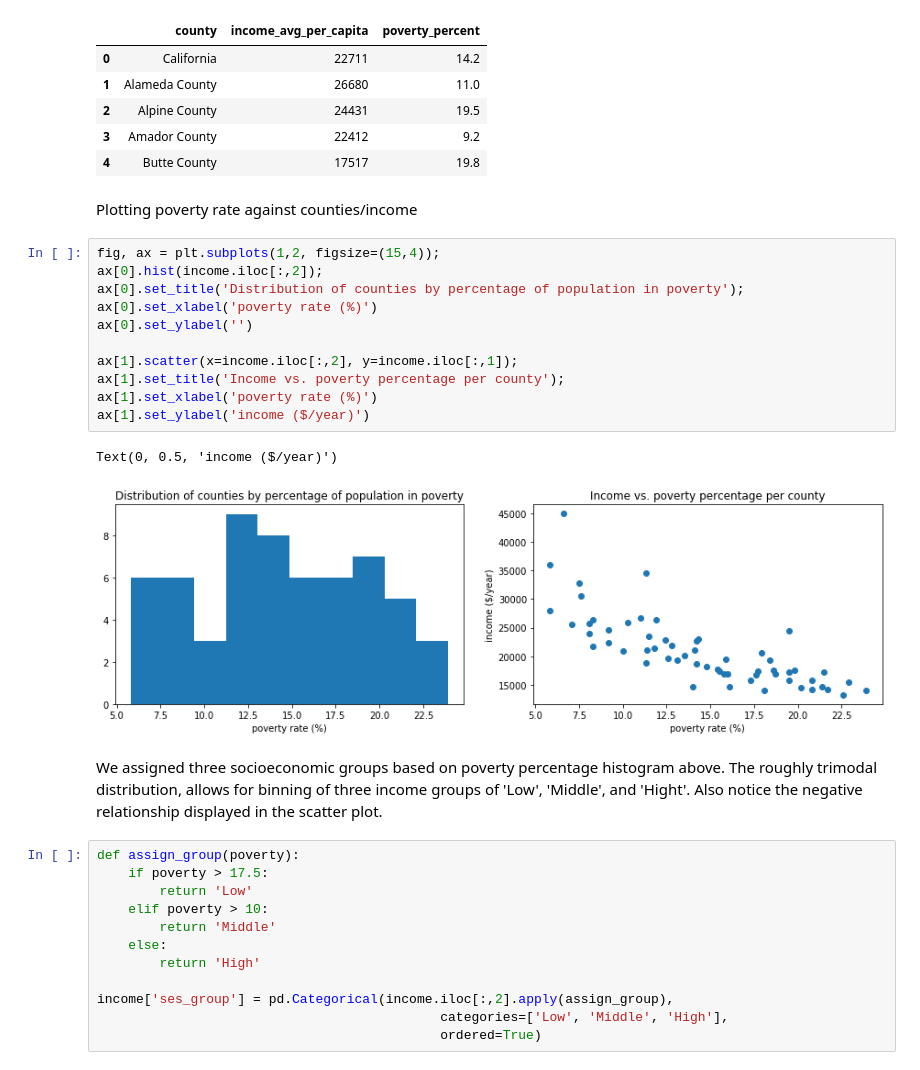
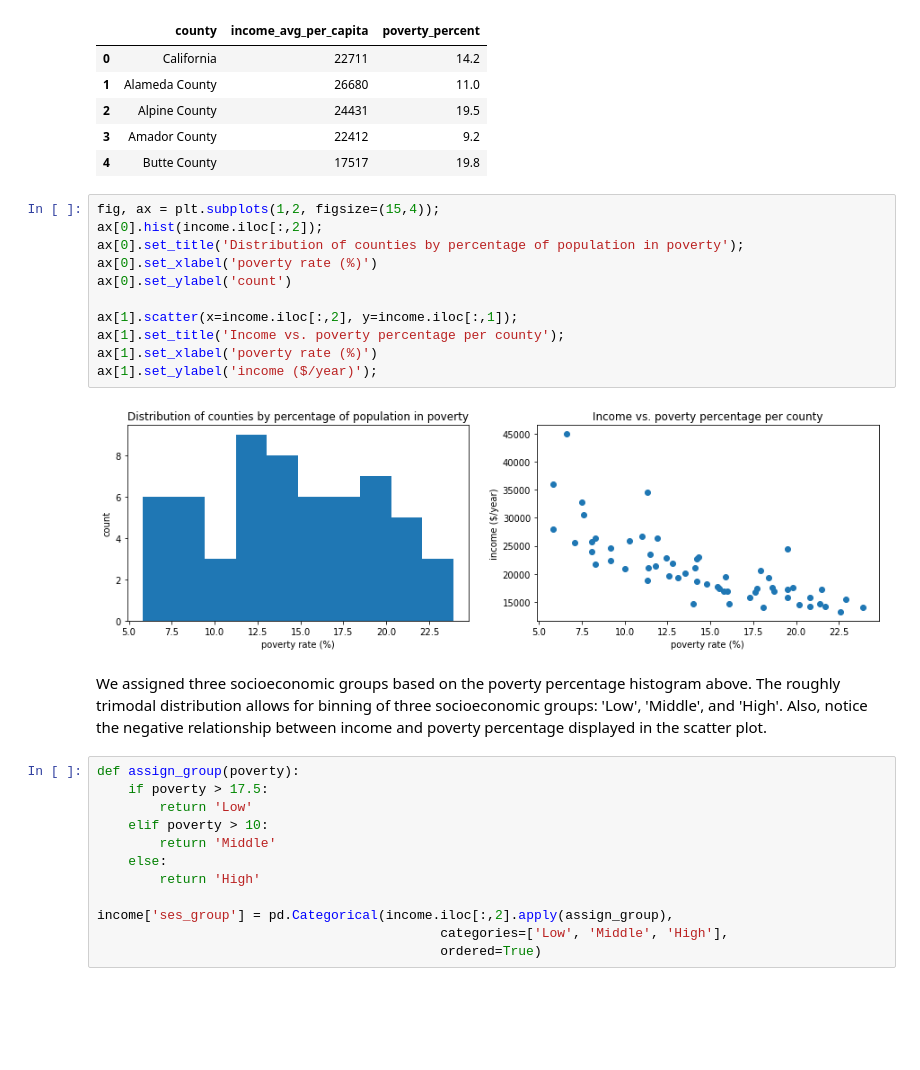
Before and after one commit to jacobmoul/COGS108_Repo, a Jupyter notebook: Final Project/FinalProject_group008.ipynb, the cells around one changed output. Saved outputs shown, nothing was run; the diff lists cells and outputs as text; blank space fills up the shorter version.

```diff
--- a/Final Project/FinalProject_group008.ipynb
+++ b/Final Project/FinalProject_group008.ipynb
@@ -253,24 +250,21 @@ income.head()
 | 2 | Alpine County | 24431 | 19.5 |
 | 3 | Amador County | 22412 | 9.2 |
 | 4 | Butte County | 17517 | 19.8 |
-# %% [markdown]
-Plotting poverty rate against counties/income
 # %%
 fig, ax = plt.subplots(1,2, figsize=(15,4));
 ax[0].hist(income.iloc[:,2]);
 ax[0].set_title('Distribution of counties by percentage of population in poverty');
 ax[0].set_xlabel('poverty rate (%)')
-ax[0].set_ylabel('')
+ax[0].set_ylabel('count')
 
 ax[1].scatter(x=income.iloc[:,2], y=income.iloc[:,1]);
 ax[1].set_title('Income vs. poverty percentage per county');
 ax[1].set_xlabel('poverty rate (%)')
-ax[1].set_ylabel('income ($/year)')
+ax[1].set_ylabel('income ($/year)');
 # %% [output]
-Text(0, 0.5, 'income ($/year)')
-[figure, old version]
+[figure, new version]
 # %% [markdown]
-We assigned three socioeconomic groups based on poverty percentage histogram above. The roughly trimodal distribution, allows for binning of three income groups of 'Low', 'Middle', and 'Hight'. Also notice the negative relationship displayed in the scatter plot.
+We assigned three socioeconomic groups based on the poverty percentage histogram above. The roughly trimodal distribution allows for binning of three socioeconomic groups: 'Low', 'Middle', and 'High'. Also, notice the negative relationship between income and poverty percentage displayed in the scatter plot.
 # %%
 def assign_group(poverty):
     if poverty > 17.5:
```
Also changed, not shown: parts of 32 cells of this notebook.
